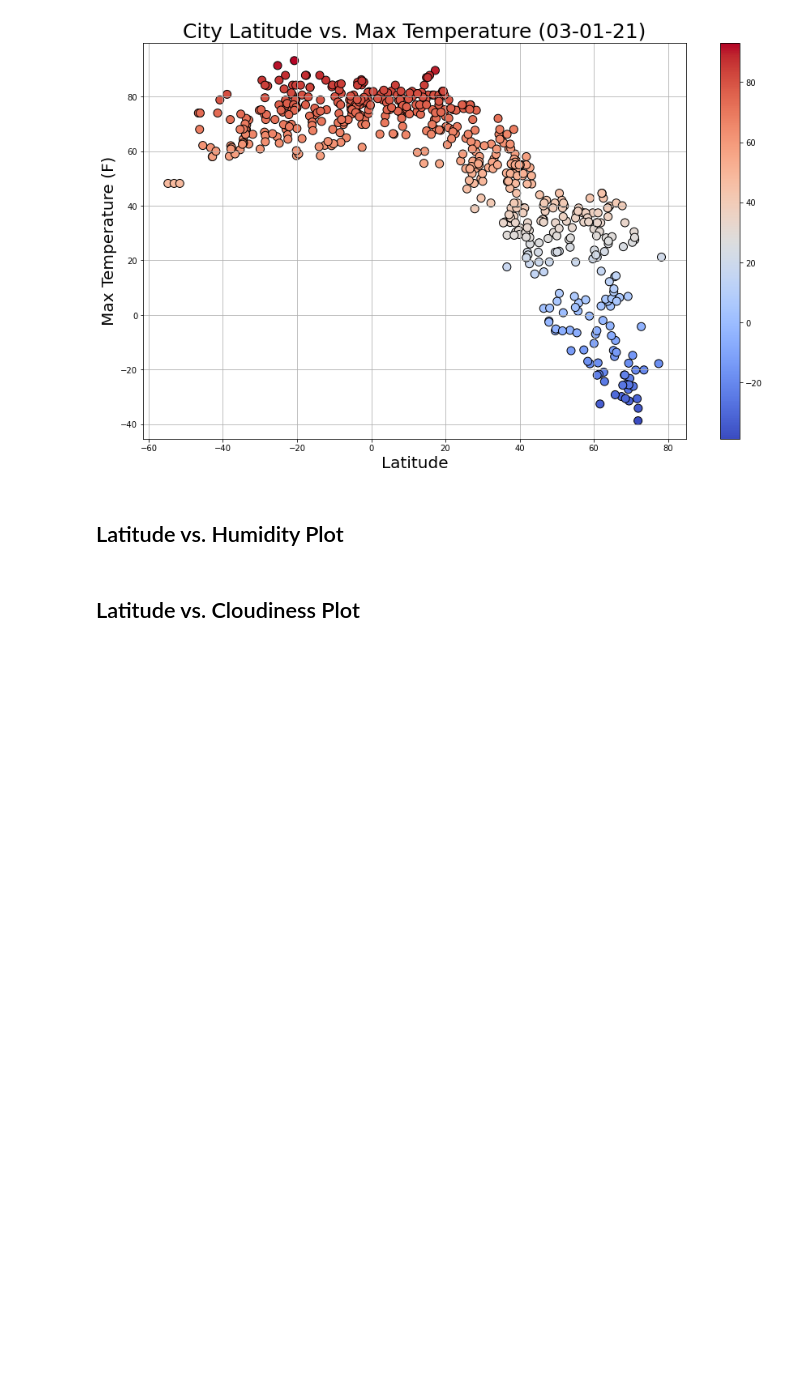
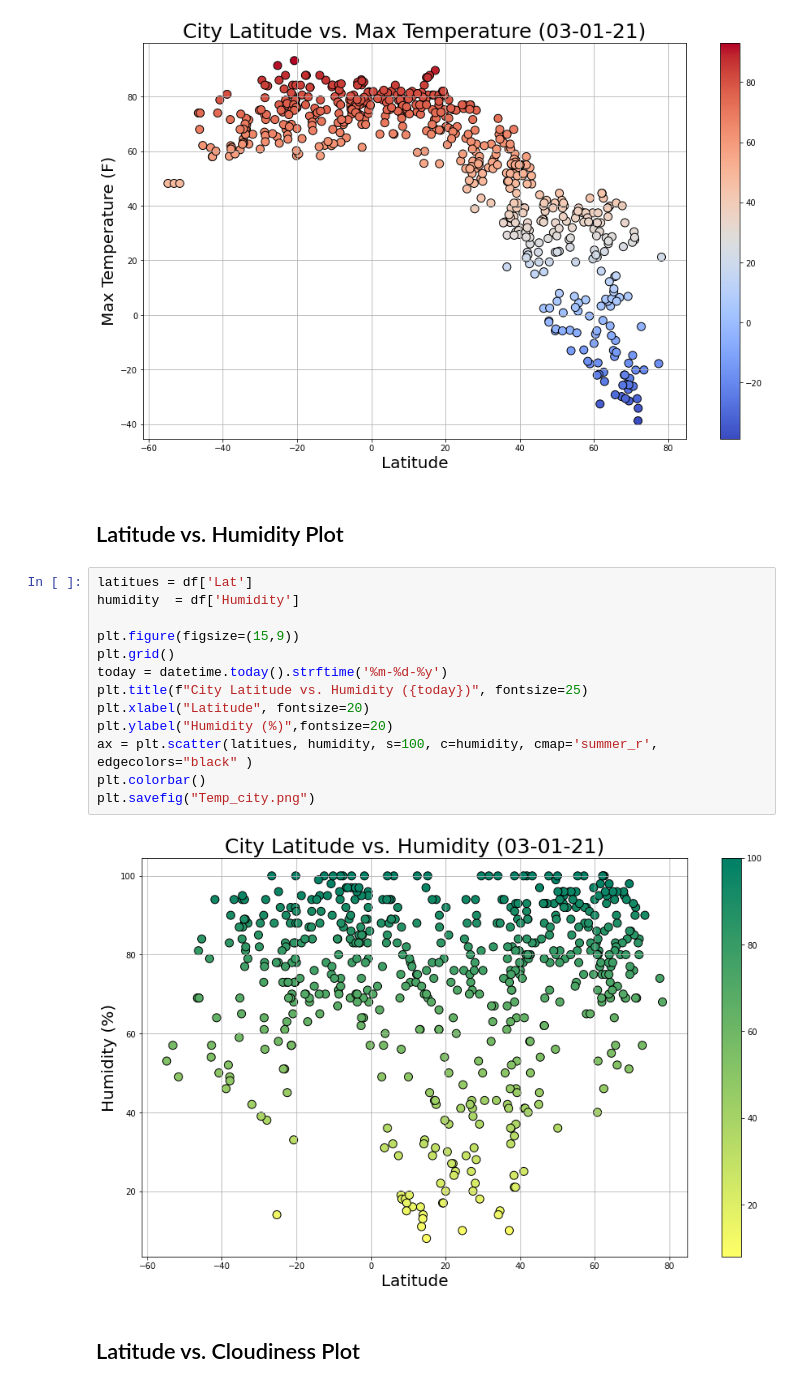
Before and after one commit to crogar/python-api-challenge, a Jupyter notebook: WeatherPy/WeatherPy.ipynb, the cells around one changed output. Cells and saved outputs as stored; diff of their text form; blank space fills up the shorter version.

Commit message:
Update WeatherPy.ipynb
Latitude vs. Humidity Plot created

```diff
--- a/WeatherPy/WeatherPy.ipynb
+++ b/WeatherPy/WeatherPy.ipynb
@@ -174,6 +174,21 @@ plt.savefig("Temp_city.png")
 [figure]
 # %% [markdown]
 ## Latitude vs. Humidity Plot
+# %%
+latitues = df['Lat']
+humidity  = df['Humidity']
+
+plt.figure(figsize=(15,9))
+plt.grid()
+today = datetime.today().strftime('%m-%d-%y')
+plt.title(f"City Latitude vs. Humidity ({today})", fontsize=25)
+plt.xlabel("Latitude", fontsize=20)
+plt.ylabel("Humidity (%)",fontsize=20)
+ax = plt.scatter(latitues, humidity, s=100, c=humidity, cmap='summer_r', edgecolors="black" )
+plt.colorbar()
+plt.savefig("Temp_city.png")
+# %% [output]
+[figure, added]
 # %% [markdown]
 ## Latitude vs. Cloudiness Plot
 # %% [markdown]
```
Also changed, not shown: 1 other file.
